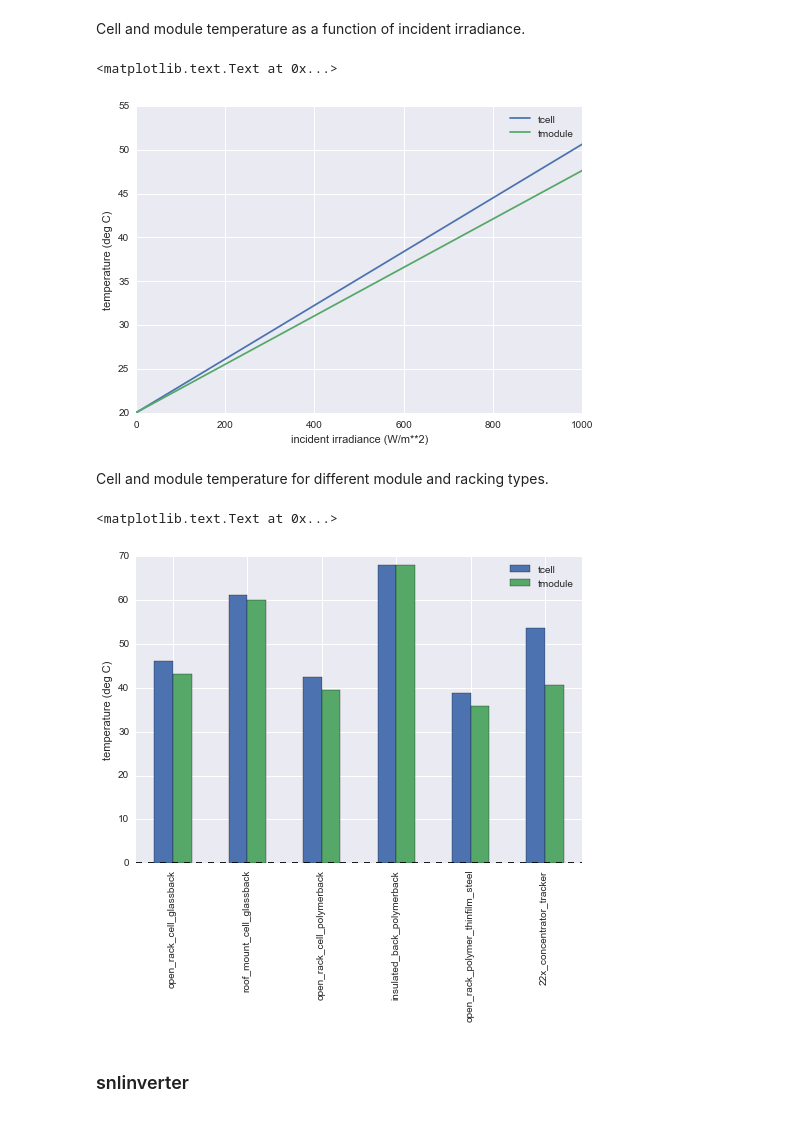
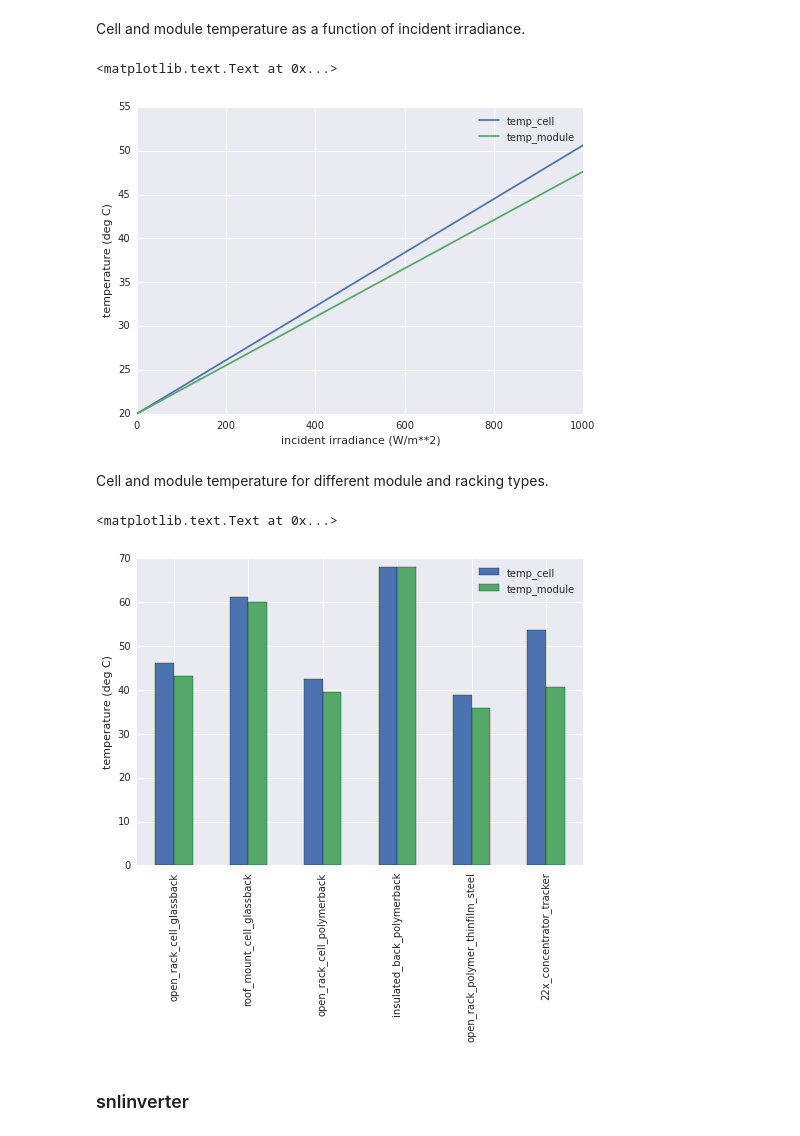
Before and after one commit to pvlib/pvlib-python, a Jupyter notebook: docs/tutorials/pvsystem.ipynb, the cells around one changed output. Drawn from its saved outputs; the diff is of its cells as text; code cells hidden in the pictures.

Commit message:
update pvsystem tutorial

```diff
--- a/docs/tutorials/pvsystem.ipynb
+++ b/docs/tutorials/pvsystem.ipynb
@@ -151,7 +163,7 @@ plt.ylabel('temperature (deg C)')
 Cell and module temperature as a function of incident irradiance.
 # %%
 irrad = np.linspace(0,1000,101)
-temps = pd.DataFrame(pvsystem.sapm_celltemp(irrad, 2, 20), index=irrad)
+temps = pvsystem.sapm_celltemp(irrad, 2, 20).set_index(irrad)
 
 temps.plot()
 plt.legend()
@@ -159,28 +171,28 @@ plt.xlabel('incident irradiance (W/m**2)')
 plt.ylabel('temperature (deg C)')
 # %% [output]
 <matplotlib.text.Text at 0x...>
-[figure, old version]
+[figure, new version]
 # %% [markdown]
 Cell and module temperature for different module and racking types.
 # %%
 models = ['open_rack_cell_glassback',
           'roof_mount_cell_glassback',
           'open_rack_cell_polymerback',
           'insulated_back_polymerback',
           'open_rack_polymer_thinfilm_steel',
           '22x_concentrator_tracker']
 
-temps = pd.DataFrame(index=['tcell','tmodule'])
+temps = pd.DataFrame(index=['temp_cell','temp_module'])
 
 for model in models:
-    temps[model] = pd.Series(pvsystem.sapm_celltemp(1000, 5, 20, model=model))
+    temps[model] = pd.Series(pvsystem.sapm_celltemp(1000, 5, 20, model=model).ix[0])
 
 temps.T.plot(kind='bar') # try removing the transpose operation and replotting
 plt.legend()
 plt.ylabel('temperature (deg C)')
 # %% [output]
 <matplotlib.text.Text at 0x...>
-[figure, old version]
+[figure, new version]
 # %% [markdown]
 ### snlinverter
 # %%
```
Also changed, not shown: parts of 29 cells of this notebook.
